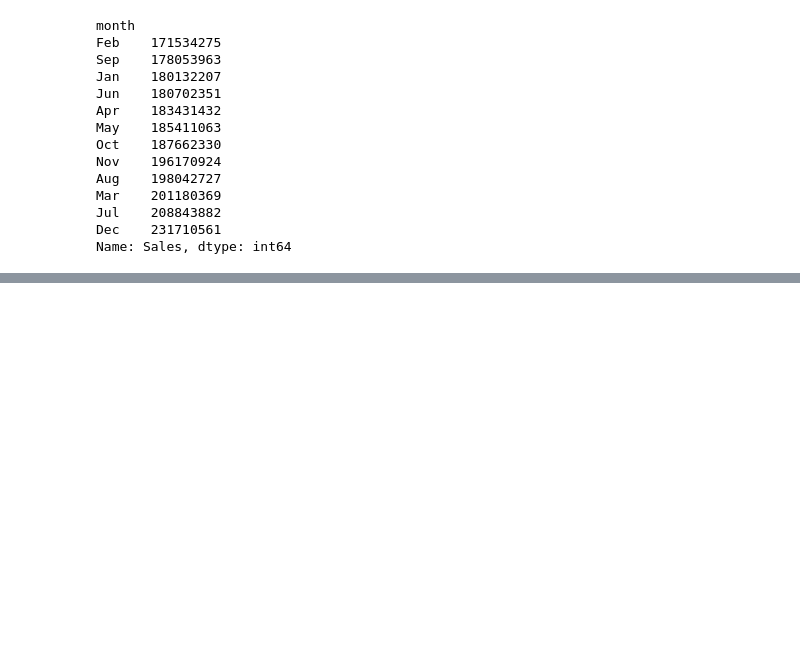
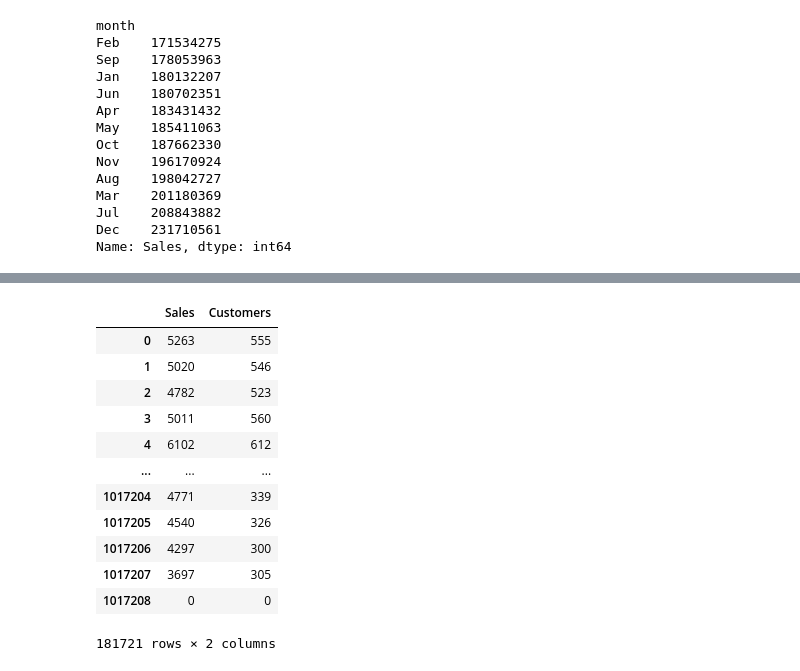
Before and after one commit to almaprateek/Rosmann_sales, a Jupyter notebook: Rossmann_Sales_Prediction_Capstone_Project.ipynb, the cells around one changed output, grey strips where cells are left out. Cells and saved outputs as stored; diff of their text form; code cells hidden in the pictures; blank space fills up the shorter version.

```diff
--- a/Rossmann_Sales_Prediction_Capstone_Project.ipynb
+++ b/Rossmann_Sales_Prediction_Capstone_Project.ipynb
@@ -326,0 +348,16 @@ Name: Sales, dtype: int64
+# %%
+df3.iloc[list(df3['SchoolHoliday']== 1),[3,4]]
+# %% [output]
+|  | Sales | Customers |
+| 0 | 5263 | 555 |
+| 1 | 5020 | 546 |
+| 2 | 4782 | 523 |
+| 3 | 5011 | 560 |
+| 4 | 6102 | 612 |
+| ... | ... | ... |
+| 1017204 | 4771 | 339 |
+| 1017205 | 4540 | 326 |
+| 1017206 | 4297 | 300 |
+| 1017207 | 3697 | 305 |
+| 1017208 | 0 | 0 |
+181721 rows × 2 columns
```
Also changed, not shown: parts of 16 cells of this notebook.
